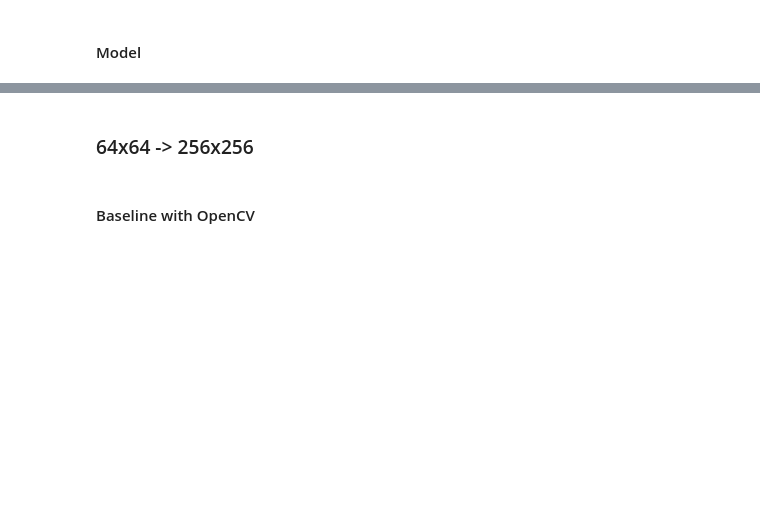
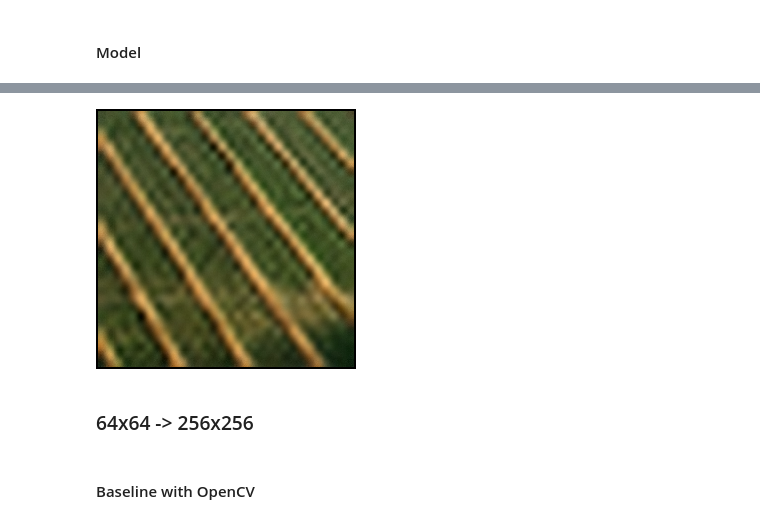
Before and after one commit to kzkwoka/sigk-1, a Jupyter notebook: results.ipynb, the cells around one changed output, grey strips where cells are left out. Saved outputs shown, nothing was run; the diff lists cells and outputs as text; code cells hidden in the pictures; blank space fills up the shorter version.

```diff
--- a/results.ipynb
+++ b/results.ipynb
@@ -84,0 +107,27 @@ original
+# %%
+transform = transforms.Compose([
+        # scale the LR image to (shorter side)
+        transforms.Resize(config.get("input_size").get("value"), interpolation=InterpolationMode.BICUBIC),
+        transforms.CenterCrop(config.get("input_size").get("value")),
+
+        transforms.Resize(256, interpolation=InterpolationMode.BICUBIC) if config.get("use_bicubic").get("value") else transforms.Lambda(lambda x: x),
+        transforms.Lambda(rgb_to_ycbcr) if config.get("color_space").get("value") == "ycbcr" else transforms.Lambda(lambda x: x),
+        transforms.ToTensor()
+    ])
+
+original_transform = transforms.Compose([
+    transforms.Resize(256, interpolation=InterpolationMode.BICUBIC),  # scale the HR image to 256 (shorter side)
+    transforms.CenterCrop(256),  # crop the HR image to 256x256
+    transforms.Lambda(rgb_to_ycbcr) if config.get("color_space").get("value") == "ycbcr" else transforms.Lambda(lambda x: x),
+    transforms.ToTensor()
+])
+t_valid_dataset = ImagePairDataset(image_dir='div2k/DIV2K_valid_HR', input_transform=transform, target_transform=original_transform)
+# %%
+sample = t_valid_dataset[-4]
+x = sample[0][0,:,:] if config.get("channels").get("value") == 1 else sample[0]
+y = m(x.unsqueeze(0).to(device))
+# %%
+if config.get("channels").get("value") == 1:
+    out = torch.cat((y.cpu(), transforms.Resize(256, interpolation=InterpolationMode.BICUBIC)(sample[0][1:,:,:])), dim=0)
+else:
+    out = y.cpu()
@@ -85,3 +138,12 @@ original
+# %%
+from PIL import ImageOps
+mode = "YCbCr" if config.get("color_space").get("value")== "ycbcr" else "RGB"
+combined_image_pil = transforms.ToPILImage(mode=mode)(out.squeeze().cpu())
+padded_image_pil = ImageOps.expand(combined_image_pil.convert("RGB"), border=2, fill='black')
+
+padded_image_pil
+# %% [output]
+[figure, added]
 # %% [markdown]
 ### 64x64 -> 256x256
 # %%
```
Also changed, not shown: parts of 16 cells of this notebook.
